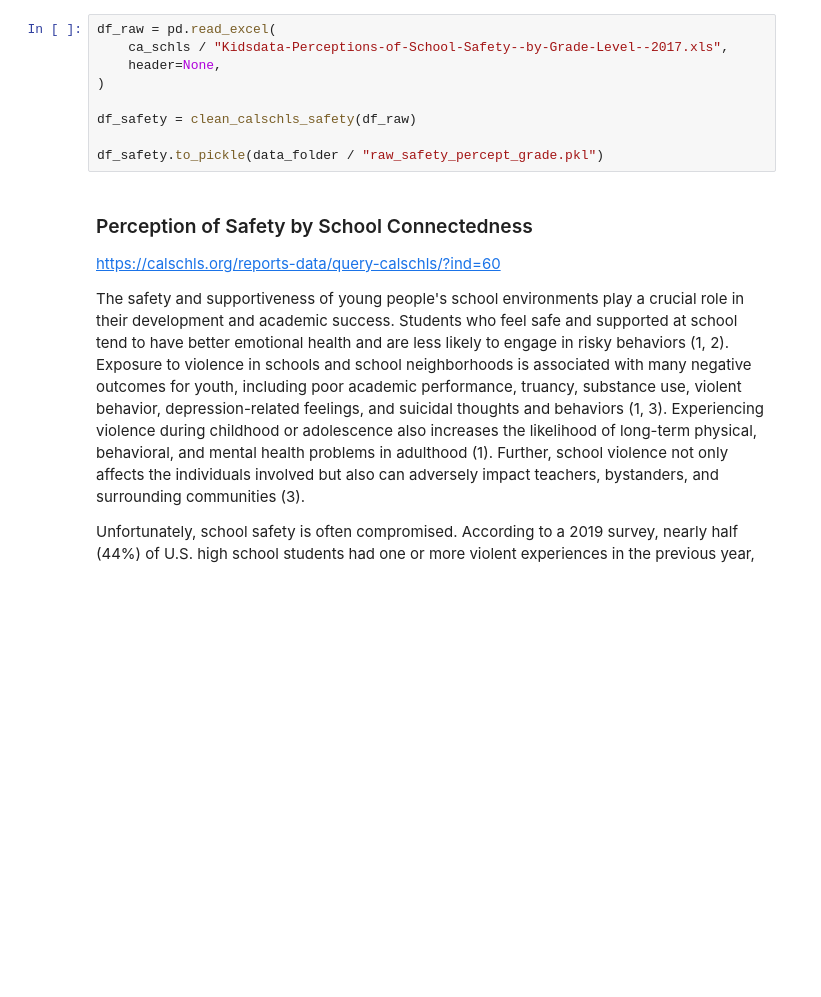
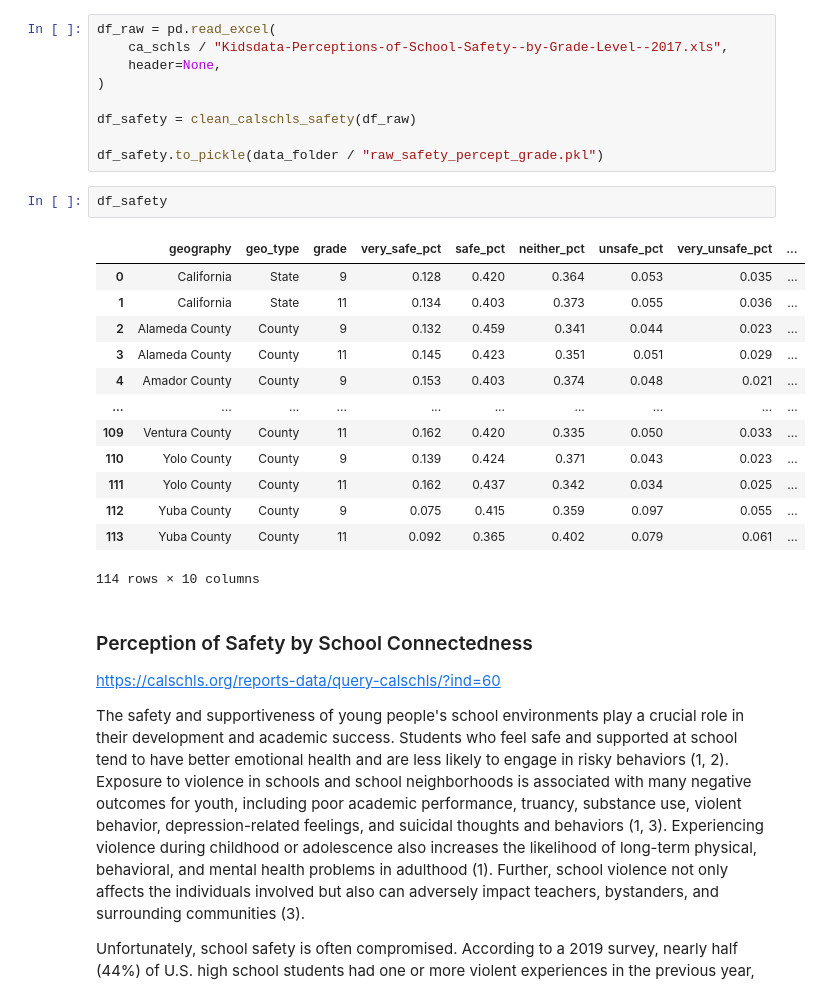
Before and after one commit to junclemente/ads599-capstone_project, a Jupyter notebook: library/01_data_preparation.ipynb, the cells around one changed output. Saved outputs shown, nothing was run; the diff lists cells and outputs as text; blank space fills up the shorter version.

```diff
--- a/library/01_data_preparation.ipynb
+++ b/library/01_data_preparation.ipynb
@@ -589,6 +873,22 @@ df_raw = pd.read_excel(
 df_safety = clean_calschls_safety(df_raw)
 
 df_safety.to_pickle(data_folder / "raw_safety_percept_grade.pkl")
+# %%
+df_safety
+# %% [output]
+|  | geography | geo_type | grade | very_safe_pct | safe_pct | neither_pct | unsafe_pct | very_unsafe_pct | ... |
+| 0 | California | State | 9 | 0.128 | 0.420 | 0.364 | 0.053 | 0.035 | ... |
+| 1 | California | State | 11 | 0.134 | 0.403 | 0.373 | 0.055 | 0.036 | ... |
+| 2 | Alameda County | County | 9 | 0.132 | 0.459 | 0.341 | 0.044 | 0.023 | ... |
+| 3 | Alameda County | County | 11 | 0.145 | 0.423 | 0.351 | 0.051 | 0.029 | ... |
+| 4 | Amador County | County | 9 | 0.153 | 0.403 | 0.374 | 0.048 | 0.021 | ... |
+| ... | ... | ... | ... | ... | ... | ... | ... | ... | ... |
+| 109 | Ventura County | County | 11 | 0.162 | 0.420 | 0.335 | 0.050 | 0.033 | ... |
+| 110 | Yolo County | County | 9 | 0.139 | 0.424 | 0.371 | 0.043 | 0.023 | ... |
+| 111 | Yolo County | County | 11 | 0.162 | 0.437 | 0.342 | 0.034 | 0.025 | ... |
+| 112 | Yuba County | County | 9 | 0.075 | 0.415 | 0.359 | 0.097 | 0.055 | ... |
+| 113 | Yuba County | County | 11 | 0.092 | 0.365 | 0.402 | 0.079 | 0.061 | ... |
+114 rows × 10 columns
 # %% [markdown]
 ### Perception of Safety by School Connectedness
 
```
Also changed, not shown: parts of 27 cells of this notebook.
